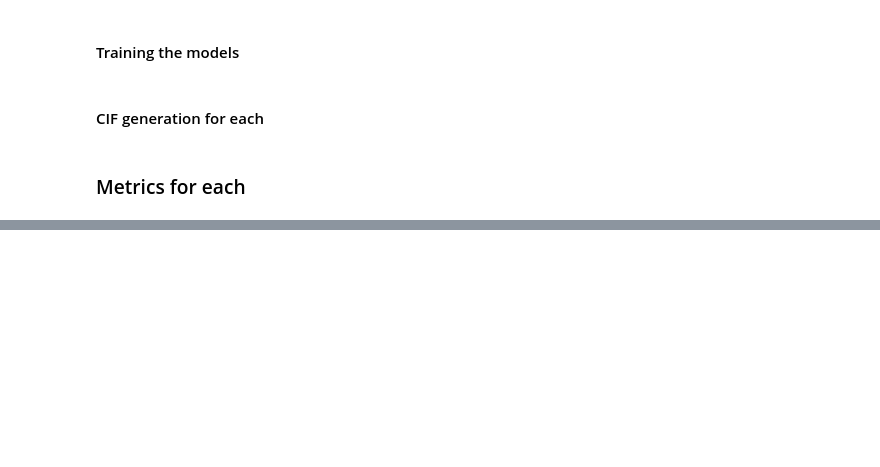
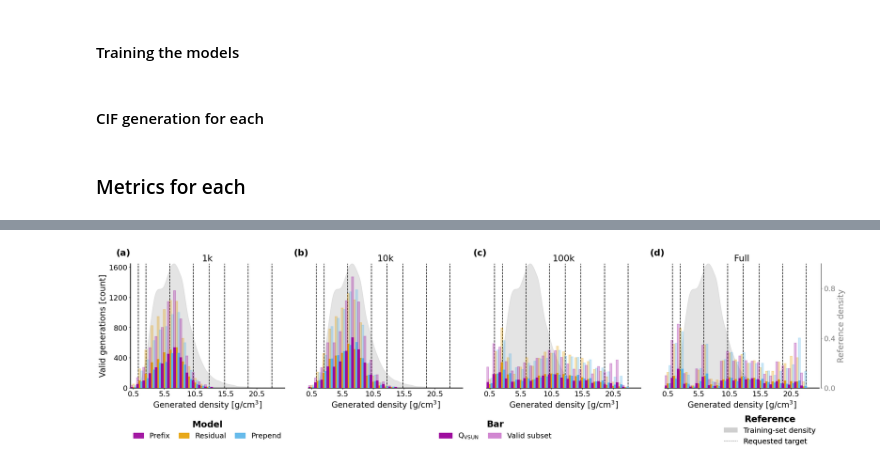
Before and after one commit to C-Bone-UCL/CrystaLLM-pi, a Jupyter notebook: notebooks/B2_Dataset_size_study.ipynb, the cells around one changed output, grey strips where cells are left out. Cells and saved outputs as stored; diff of their text form; code cells hidden in the pictures; blank space fills up the shorter version.

Commit message:
added the plot codes to the notebooks utils dir

```diff
--- a/notebooks/B2_Dataset_size_study.ipynb
+++ b/notebooks/B2_Dataset_size_study.ipynb
@@ -122,11 +142,30 @@ for size in sizes:
 # %%
+"""Generates dataset size study metrics and summary plots for density output space and VSUN parity."""
+
+
 import __init__
+from pathlib import Path
+
+
 import pandas as pd
+import matplotlib.pyplot as plt
 from datasets import load_dataset
-from _utils._notebook_utils.b2_dataset_size_study_utils import get_metrics_dataset_size_study
+from _utils._notebook_utils.b2_dataset_size_study_utils import (
+    get_metrics_dataset_size_study,
+    plot_density_output_space_summary,
+    plot_vsun_parity_grid_density,
+    format_density_metrics_table
+ )
 
+
+output_dir = Path("plots/density")
+output_dir.mkdir(parents=True, exist_ok=True)
+
+
+# Load data once
 sizes = ['-1k', '-10k', '-100k', '']
 models = ['slider', 'prepend', 'PKV']
+
 
 dfs = {}
 for size in sizes:
@@ -134,5 +173,77 @@ for size in sizes:
         postprocessed_path = f'_artifacts/dataset_size_study/mgen_ft-den{size}-{model}_post.parquet'
         dfs[f'mgen_ft-den{size}-{model}'] = pd.read_parquet(postprocessed_path)
 
+
 ds = load_dataset('c-bone/mattergen_den_ehull', split='train')
 train_df = ds.to_pandas()
+
+
+fig_density_output = plot_density_output_space_summary(
+    dfs,
+    train_df=train_df,
+    figsize=(25.5, 6.8),
+    max_density=25.0,
+    bin_width=1.0,
+    min_bin_count=10,
+    wspace=0.025,
+    hspace=0.05,
+    axes_linewidth=2.0,
+    num_yticks=5,
+    num_yticks_ref=3,
+    title_fontsize=22,
+    label_fontsize=20,
+    ticks_fontsize=18,
+ )
+fig_density_output.savefig(output_dir / "dataset_size_study_a1.png", dpi=300)
+plt.show()
+
+
+metrics = get_metrics_dataset_size_study(
+    dfs,
+    train_df=train_df
+ )
+
+
+summary_metrics_df = pd.DataFrame(
+    sorted(
+        (key, value)
+        for key, value in metrics.items()
+        if key != "raw_dataframe"
+    ),
+    columns=["metric", "value"],
+ )
+summary_metrics_df.to_csv(output_dir / "dataset_size_study_summary_metrics.csv", index=False)
+metrics["raw_dataframe"].to_csv(output_dir / "dataset_size_study_raw_metrics.csv", index=False)
+
+
+fig_density, metrics_table_density = plot_vsun_parity_grid_density(
+    dfs,
+    train_df=train_df,
+    figsize=(22, 16),
+    line_width=2.5,
+    scatter_size=150,
+    axes_linewidth=2.0,
+    num_yticks=5,
+    num_yticks_ref=3,
+    title_fontsize=20,
+    label_fontsize=18,
+    ticks_fontsize=16,
+ )
+
+
+formatted_density_table = format_density_metrics_table(metrics_table_density)
+metrics_table_density.to_csv(output_dir / "dataset_size_study_parity_metrics.csv", index=False)
+formatted_density_table.to_csv(output_dir / "dataset_size_study_parity_table.csv", index=False)
+formatted_density_table.to_latex(
+    output_dir / "dataset_size_study_parity_table.tex",
+    index=False,
+    escape=False,
+    float_format="%.2f",
+ )
+fig_density.savefig(output_dir / "dataset_size_study_main.png", dpi=300)
+plt.show()
+
+
+print("\n")
+print(formatted_density_table.to_string(index=False))
+# %% [output]
@@ -138,0 +251 @@ train_df = ds.to_pandas()
+[figure, added]
```
Also changed, not shown: parts of 4 cells of this notebook, 20 other files.
